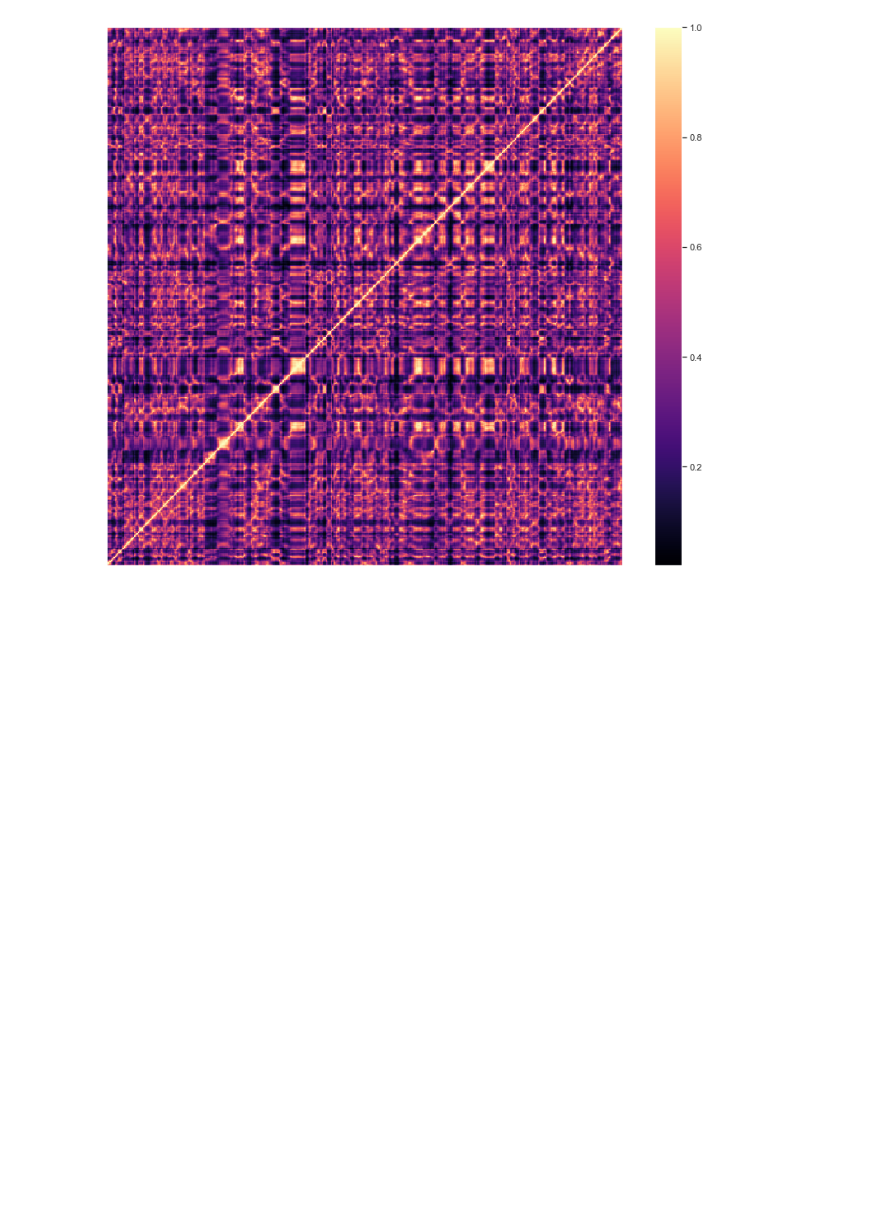
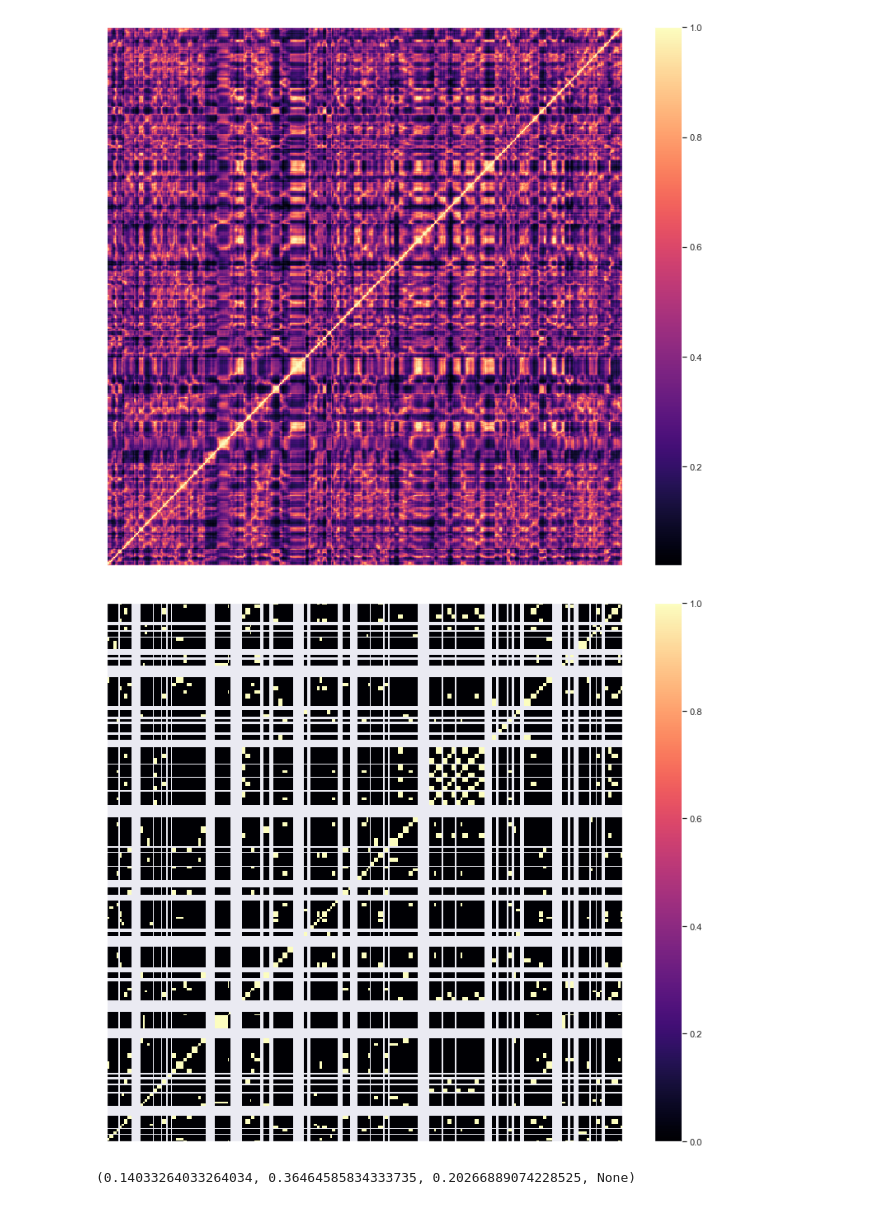
Before and after one commit to mau5Kol/Rhyme-Detection, a Jupyter notebook: src/quantify_test.ipynb, the cells around one changed output. Drawn from its saved outputs; the diff is of its cells as text; code cells hidden in the pictures; blank space fills up the shorter version.

```diff
--- a/src/quantify_test.ipynb
+++ b/src/quantify_test.ipynb
@@ -767,0 +751,7 @@ i
+# %%
+interpolated_phone_seq = func(time)
+# %%
+interpolated_ssm = compute_SM_dot(interpolated_phone_seq, interpolated_phone_seq)
+plot_matrix(interpolated_ssm)
+# %% [output]
+[figure, added]
@@ -767,0 +773,4 @@ i
+# %%
+precision, recall, f_beta_score, support
+# %% [output]
+(0.14033264033264034, 0.36464585834333735, 0.20266889074228525, None)
```
Also changed, not shown: parts of 10 cells of this notebook.
